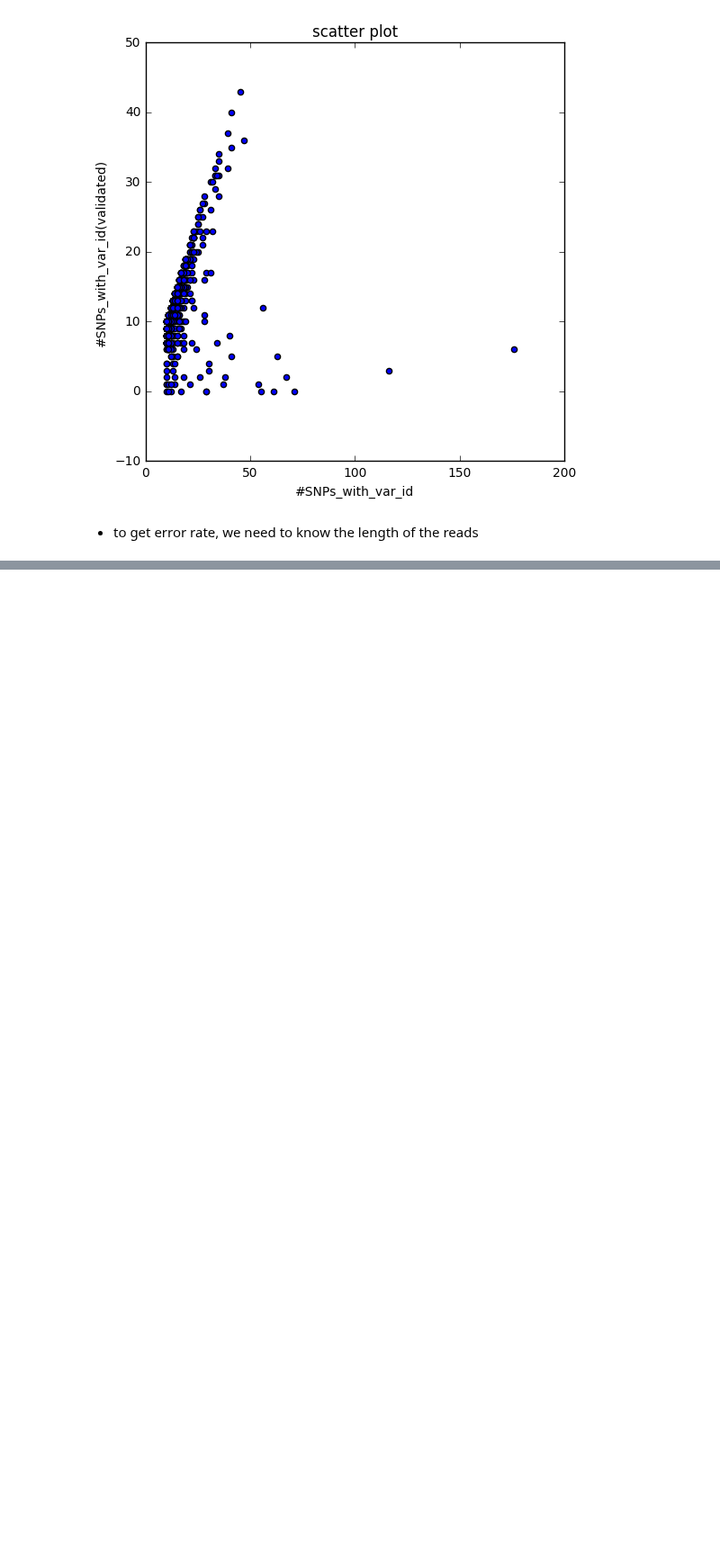
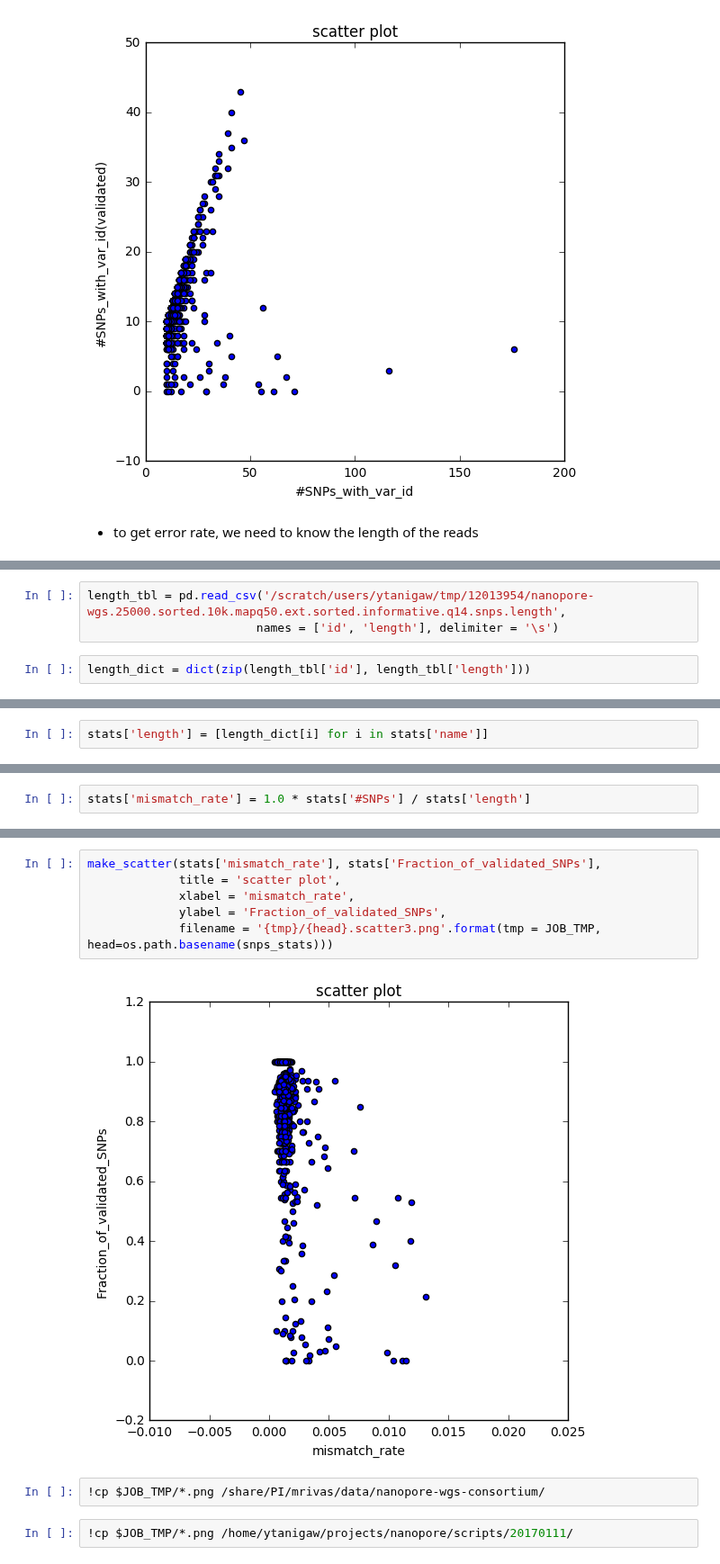
Before and after one commit to rivas-lab/nanopore, a Jupyter notebook: notes/20170111make_plots.ipynb, the cells around one changed output, grey strips where cells are left out. Shown at 90% size. Saved outputs shown, nothing was run; the diff lists cells and outputs as text; blank space fills up the shorter version.

Commit message:
add scatter3

```diff
--- a/notes/20170111make_plots.ipynb
+++ b/notes/20170111make_plots.ipynb
@@ -141,0 +162,5 @@ make_scatter(stats['#SNPs_with_var_id'], stats['#SNPs_with_var_id(validated)'],
+# %%
+length_tbl = pd.read_csv('/scratch/users/ytanigaw/tmp/12013954/nanopore-wgs.25000.sorted.10k.mapq50.ext.sorted.informative.q14.snps.length',
+                        names = ['id', 'length'], delimiter = '\s')
+# %%
+length_dict = dict(zip(length_tbl['id'], length_tbl['length']))
@@ -141,0 +191,2 @@ make_scatter(stats['#SNPs_with_var_id'], stats['#SNPs_with_var_id(validated)'],
+# %%
+stats['length'] = [length_dict[i] for i in stats['name']]
@@ -141,0 +202,2 @@ make_scatter(stats['#SNPs_with_var_id'], stats['#SNPs_with_var_id(validated)'],
+# %%
+stats['mismatch_rate'] = 1.0 * stats['#SNPs'] / stats['length']
@@ -141,0 +213,12 @@ make_scatter(stats['#SNPs_with_var_id'], stats['#SNPs_with_var_id(validated)'],
+# %%
+make_scatter(stats['mismatch_rate'], stats['Fraction_of_validated_SNPs'],
+             title = 'scatter plot',
+             xlabel = 'mismatch_rate',
+             ylabel = 'Fraction_of_validated_SNPs',
+             filename = '{tmp}/{head}.scatter3.png'.format(tmp = JOB_TMP, head=os.path.basename(snps_stats)))
+# %% [output]
+[figure, added]
+# %%
+!cp $JOB_TMP/*.png /share/PI/mrivas/data/nanopore-wgs-consortium/
+# %%
+!cp $JOB_TMP/*.png /home/ytanigaw/projects/nanopore/scripts/20170111/
```
Also changed, not shown: parts of 12 cells of this notebook, 1 other file.
